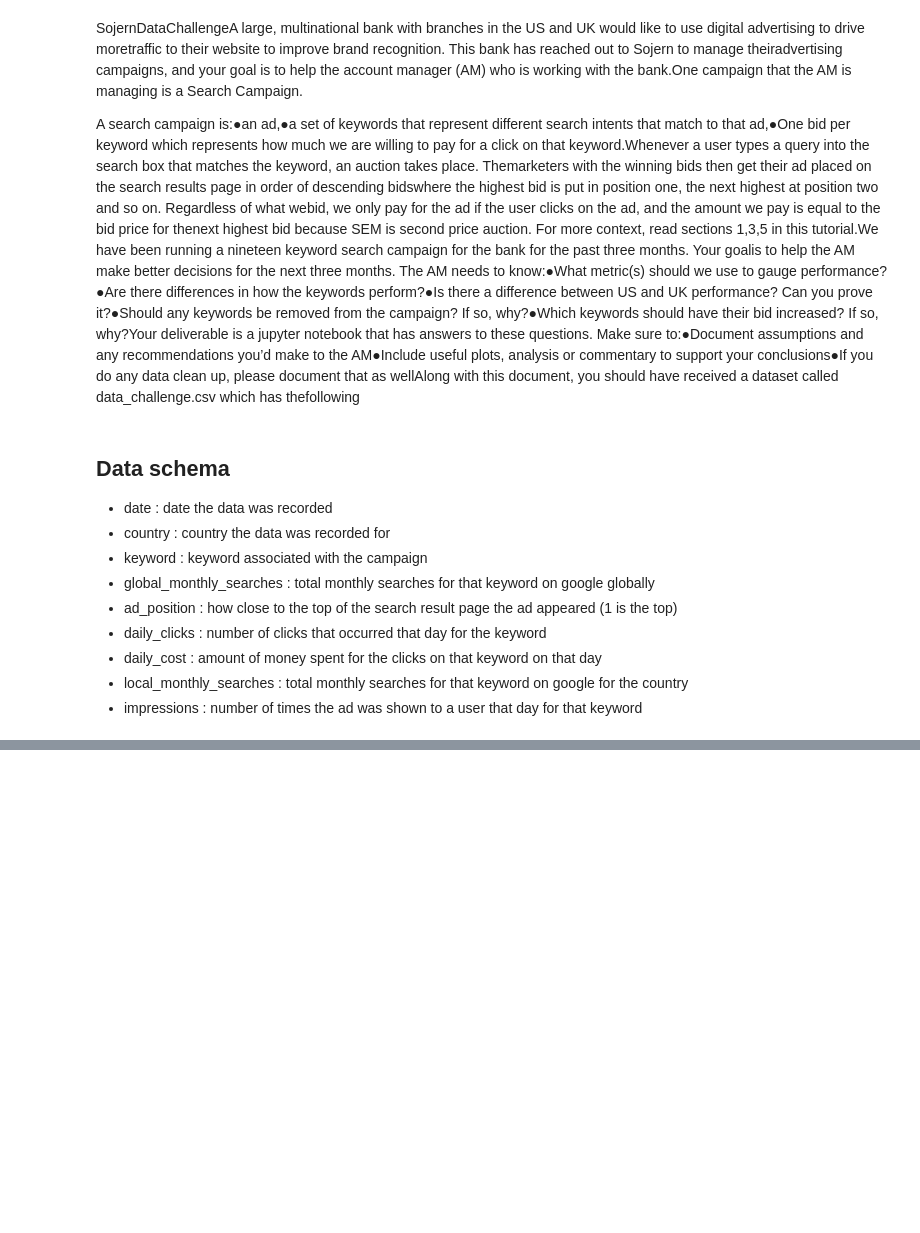
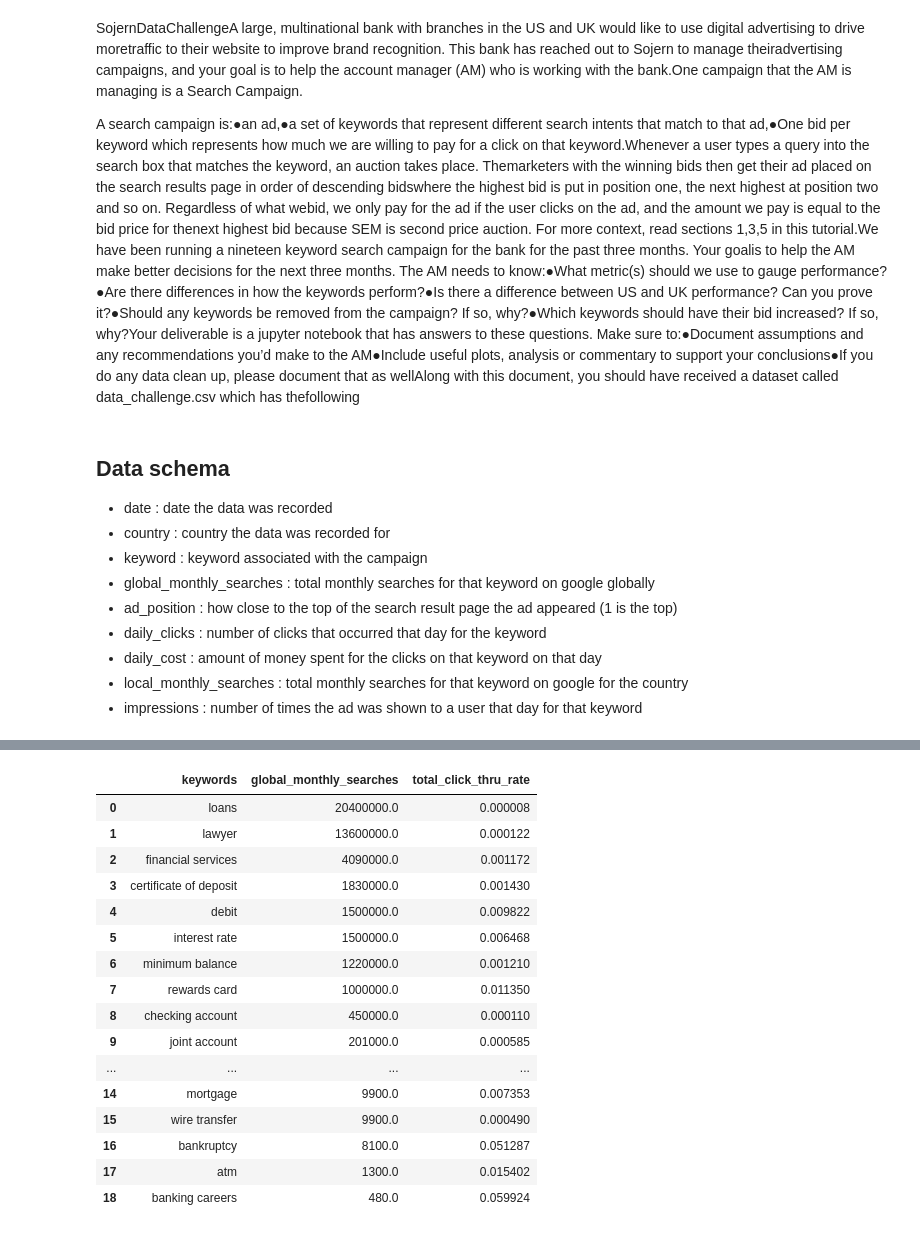
Before and after one commit to caheredia/ad_data_challenge, a Jupyter notebook: 0.1_ch_data_exploration.ipynb, the cells around one changed output, grey strips where cells are left out. Drawn from its saved outputs; the diff is of its cells as text; code cells hidden in the pictures; blank space fills up the shorter version.

```diff
--- a/0.1_ch_data_exploration.ipynb
+++ b/0.1_ch_data_exploration.ipynb
@@ -61,3 +58,32 @@ data.head()
 # %%
 # define click thru rate
 data['click_thru_rate'] = data['daily_clicks'] / data['impressions']
+# %%
+# Rank the 19 search items
+search_items = list(data['keyword'].unique())
+search_dict = {'keywords':[], 'global_monthly_searches':[], 'total_click_thru_rate':[]}
+for item in search_items:
+    search_dict['keywords'].append(item)
+    search_dict['global_monthly_searches'].append(data[data['keyword']==item]['global_monthly_searches'].max())
+    search_dict['total_click_thru_rate'].append(data[data['keyword']==item]['daily_clicks'].sum()/data[data['keyword']==item]['impressions'].sum())
+
+search_df = pd.DataFrame(search_dict).sort_values(by='global_monthly_searches', ascending=False).reset_index(drop=True)
+search_df
+# %% [output]
+|  | keywords | global_monthly_searches | total_click_thru_rate |
+| 0 | loans | 20400000.0 | 0.000008 |
+| 1 | lawyer | 13600000.0 | 0.000122 |
+| 2 | financial services | 4090000.0 | 0.001172 |
+| 3 | certificate of deposit | 1830000.0 | 0.001430 |
+| 4 | debit | 1500000.0 | 0.009822 |
+| 5 | interest rate | 1500000.0 | 0.006468 |
+| 6 | minimum balance | 1220000.0 | 0.001210 |
+| 7 | rewards card | 1000000.0 | 0.011350 |
+| 8 | checking account | 450000.0 | 0.000110 |
+| 9 | joint account | 201000.0 | 0.000585 |
+| ... | ... | ... | ... |
+| 14 | mortgage | 9900.0 | 0.007353 |
+| 15 | wire transfer | 9900.0 | 0.000490 |
+| 16 | bankruptcy | 8100.0 | 0.051287 |
+| 17 | atm | 1300.0 | 0.015402 |
+| 18 | banking careers | 480.0 | 0.059924 |
```
Also changed, not shown: parts of 8 cells of this notebook.
